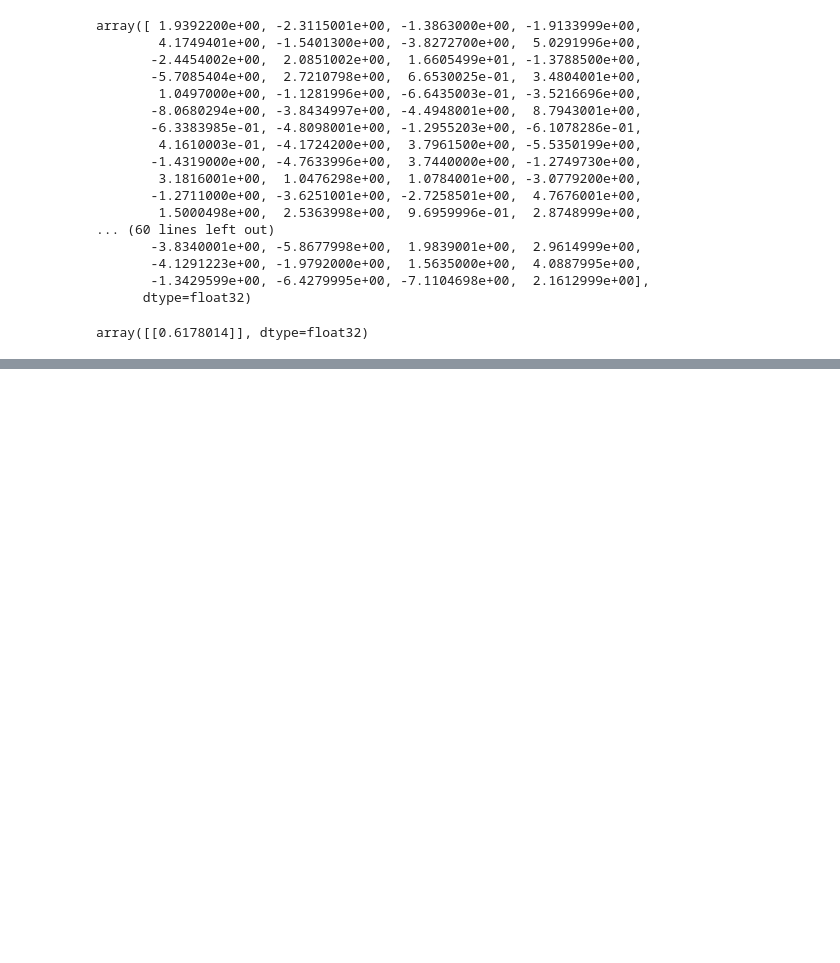
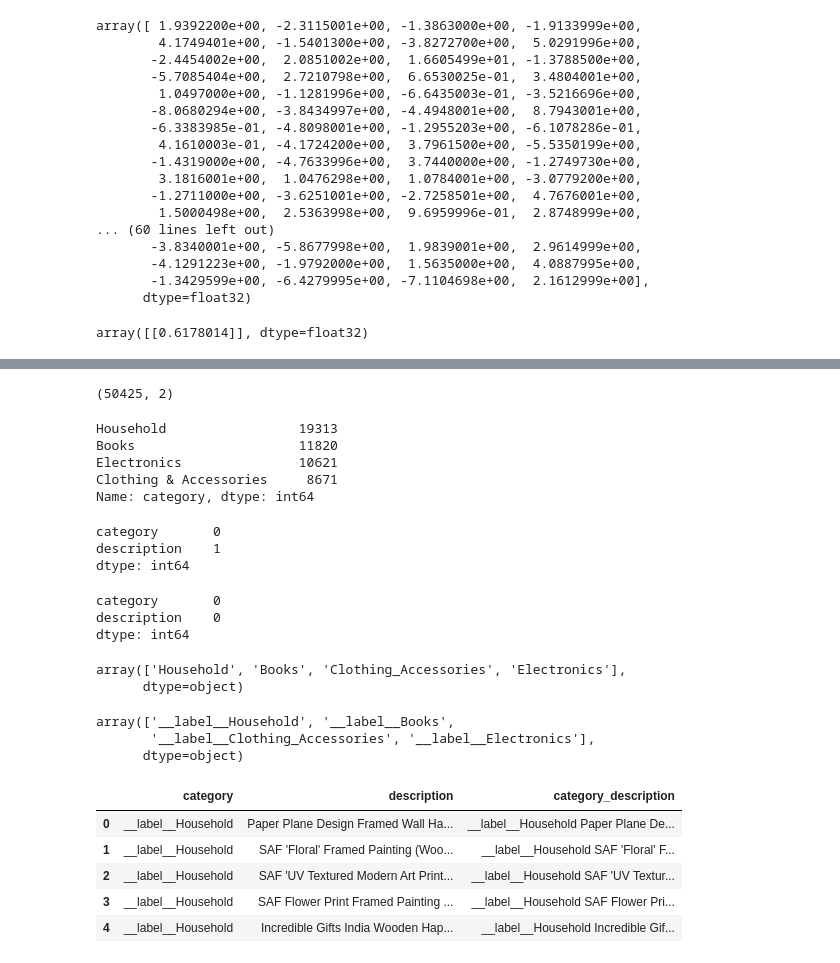
Before and after one commit to kellianneyang/natural-language-processing-practice, a Jupyter notebook: nlp-tutorial-by-codebasics/word_embedding_techniques.ipynb, the cells around one changed output, grey strips where cells are left out. Drawn from its saved outputs; the diff is of its cells as text; code cells hidden in the pictures; blank space fills up the shorter version.

```diff
--- a/nlp-tutorial-by-codebasics/word_embedding_techniques.ipynb
+++ b/nlp-tutorial-by-codebasics/word_embedding_techniques.ipynb
@@ -771,0 +791,8 @@ print(classification_report(y_test, y_pred))
+# %%
+import pandas as pd
+
+df = pd.read_csv("ecommerce_dataset.csv",
+                 names = ['category', 'description'],
+                 header = None)
+
+df.head()
@@ -771,0 +806,66 @@ print(classification_report(y_test, y_pred))
+# %%
+df.shape
+# %% [output]
+(50425, 2)
+# %%
+df.category.value_counts()
+# %% [output]
+Household                 19313
+Books                     11820
+Electronics               10621
+Clothing & Accessories     8671
+Name: category, dtype: int64
+# %%
+df.isna().sum()
+# %% [output]
+category       0
+description    1
+dtype: int64
+# %%
+df.dropna(inplace = True)
+# %%
+df.isna().sum()
+# %% [output]
+category       0
+description    0
+dtype: int64
+# %%
+# replace category names with spaces to not have spaces
+df.category.replace("Clothing & Accessories", "Clothing_Accessories", inplace = True)
+# %%
+df.category.unique()
+# %% [output]
+array(['Household', 'Books', 'Clothing_Accessories', 'Electronics'],
+      dtype=object)
+# %%
+# fasttext expects the format of text as follows:
+# one text per line
+# label (one string, no spaces) at beginning of line, followed by a space,
+# followed by the text
+# if there is more than one label for the text, it can go after the first label
+# and a space
+# the label must have the string "__label__" prefixed
+
+# prefix "__label__" to all categories
+df['category'] = "__label__" + df['category']
+# %%
+# check
+
+df.category.unique()
+# %% [output]
+array(['__label__Household', '__label__Books',
+       '__label__Clothing_Accessories', '__label__Electronics'],
+      dtype=object)
+# %%
+# merge the two columns so the text is on the same line as the label
+df['category_description'] = df['category'] + " " + df['description']
+
+# check
+df.head()
+# %% [output]
+|  | category | description | category_description |
+| 0 | __label__Household | Paper Plane Design Framed Wall Ha... | __label__Household Paper Plane De... |
+| 1 | __label__Household | SAF 'Floral' Framed Painting (Woo... | __label__Household SAF 'Floral' F... |
+| 2 | __label__Household | SAF 'UV Textured Modern Art Print... | __label__Household SAF 'UV Textur... |
+| 3 | __label__Household | SAF Flower Print Framed Painting ... | __label__Household SAF Flower Pri... |
+| 4 | __label__Household | Incredible Gifts India Wooden Hap... | __label__Household Incredible Gif... |
```
Also changed, not shown: parts of 129 cells of this notebook, 7 other files.
